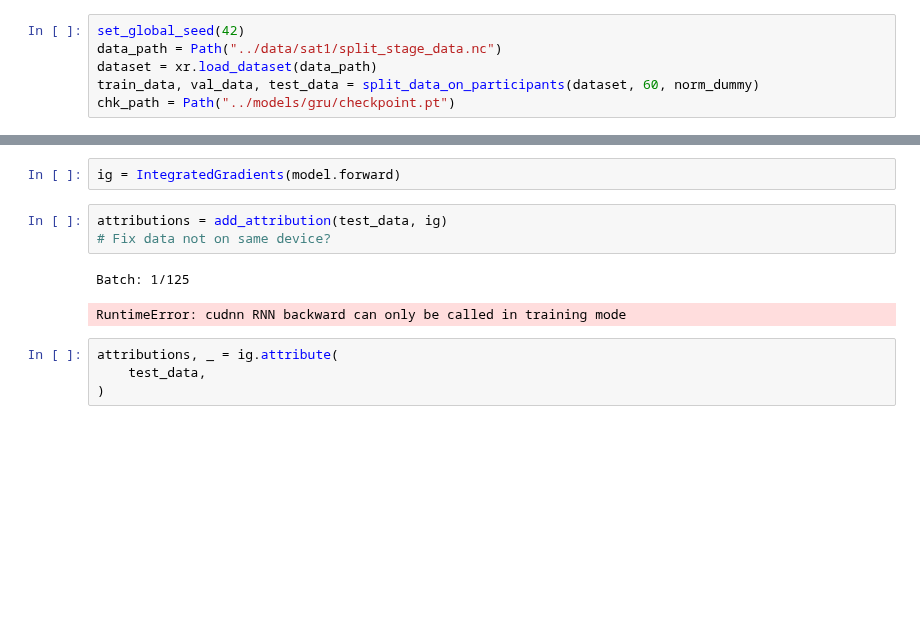
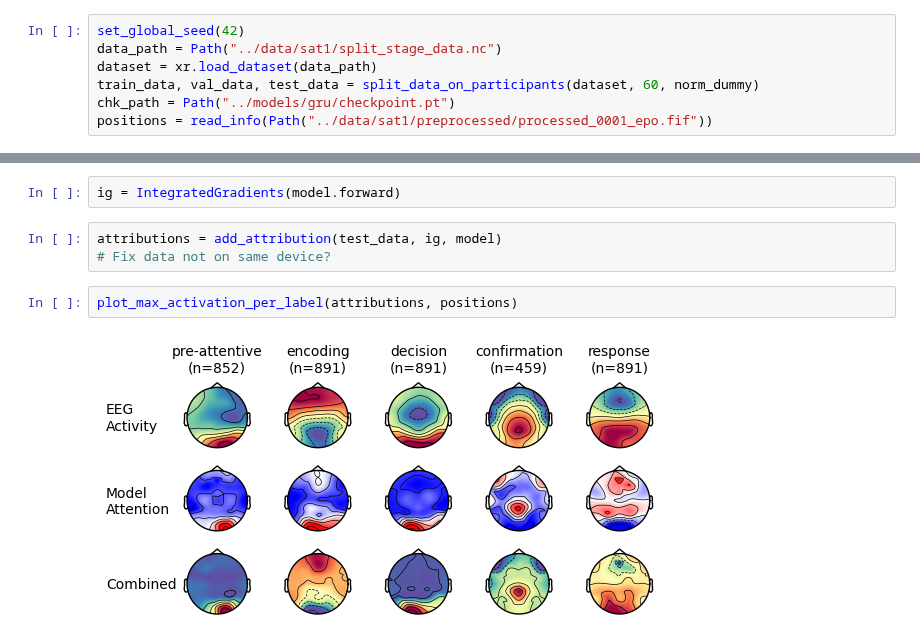
Before and after one commit to rickdott/hmp-ai, a Jupyter notebook: visualization/captum.ipynb, the cells around one changed output, grey strips where cells are left out. Saved outputs shown, nothing was run; the diff lists cells and outputs as text; blank space fills up the shorter version.

Commit message:
Finished visualization and captum implementation

```diff
--- a/visualization/captum.ipynb
+++ b/visualization/captum.ipynb
@@ -19,6 +20,7 @@ data_path = Path("../data/sat1/split_stage_data.nc")
 dataset = xr.load_dataset(data_path)
 train_data, val_data, test_data = split_data_on_participants(dataset, 60, norm_dummy)
 chk_path = Path("../models/gru/checkpoint.pt")
+positions = read_info(Path("../data/sat1/preprocessed/processed_0001_epo.fif"))
 # %%
 checkpoint = load_model(chk_path)
 # %%
@@ -40,12 +44,9 @@ SAT1GRU(
 # %%
 ig = IntegratedGradients(model.forward)
 # %%
-attributions = add_attribution(test_data, ig)
+attributions = add_attribution(test_data, ig, model)
 # Fix data not on same device?
-# %% [output]
-Batch: 1/125
-RuntimeError: cudnn RNN backward can only be called in training mode
-# %%
-attributions, _ = ig.attribute(
-    test_data,
-)
+# %%
+plot_max_activation_per_label(attributions, positions)
+# %% [output]
+[figure, added]
```
Also changed, not shown: parts of 7 cells of this notebook, 1 other file.
